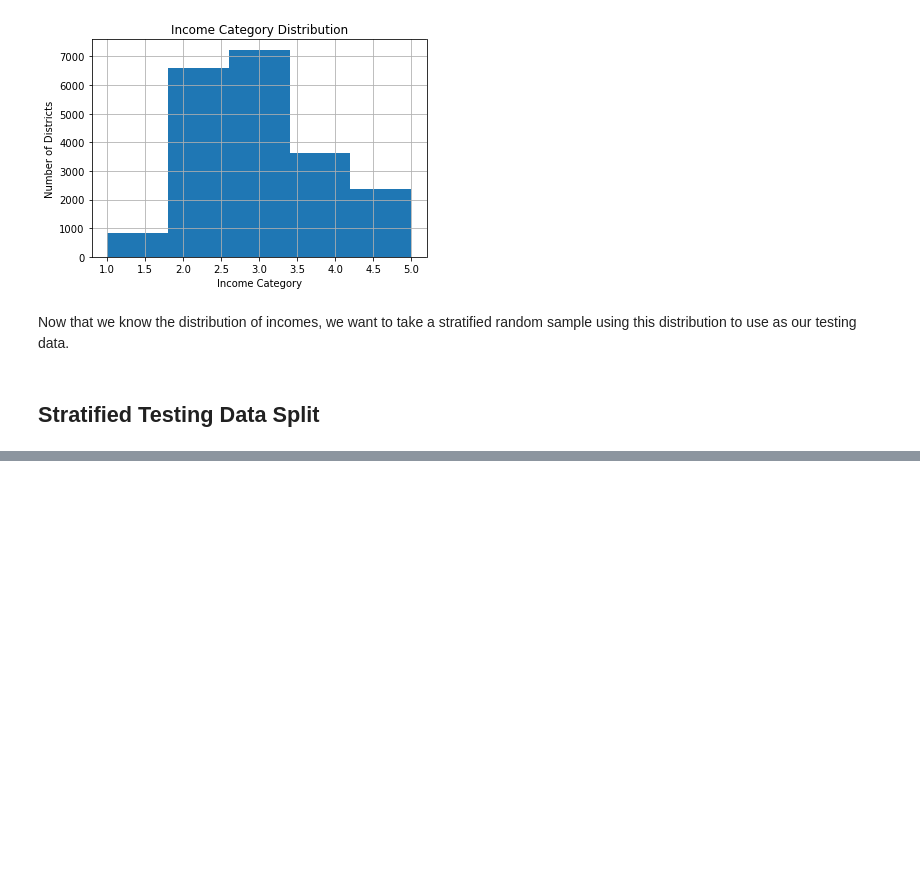
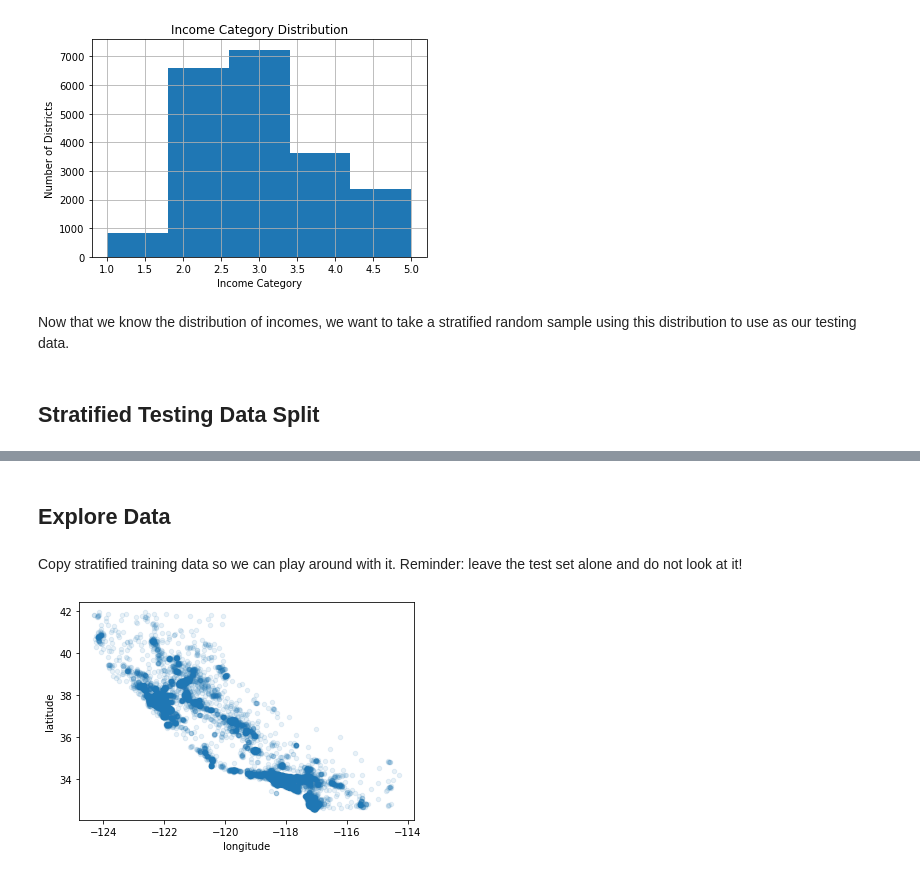
Before and after one commit to jgib124/ML_practice, a Jupyter notebook: Housing_ML.ipynb, the cells around one changed output, grey strips where cells are left out. Cells and saved outputs as stored; diff of their text form; code cells hidden in the pictures; blank space fills up the shorter version.

```diff
--- a/Housing_ML.ipynb
+++ b/Housing_ML.ipynb
@@ -167,0 +180,15 @@ Name: income_category, dtype: float64
+# %% [markdown]
+## Explore Data
+# %% [markdown]
+Copy stratified training data so we can play around with it. Reminder: leave the test set alone and do not look at it!
+# %%
+# LOCATION
+'''
+Visualize geographical location of districts using coordinates
+alpha controls the opacity of each data point, which will allow us to visualize density
+'''
+explore_set = stratified_training_set.copy()
+explore_set.plot(kind="scatter", x="longitude", y="latitude", alpha=0.1)
+plt.show()
+# %% [output]
+[figure, added]
```
Also changed, not shown: parts of 6 cells of this notebook.
